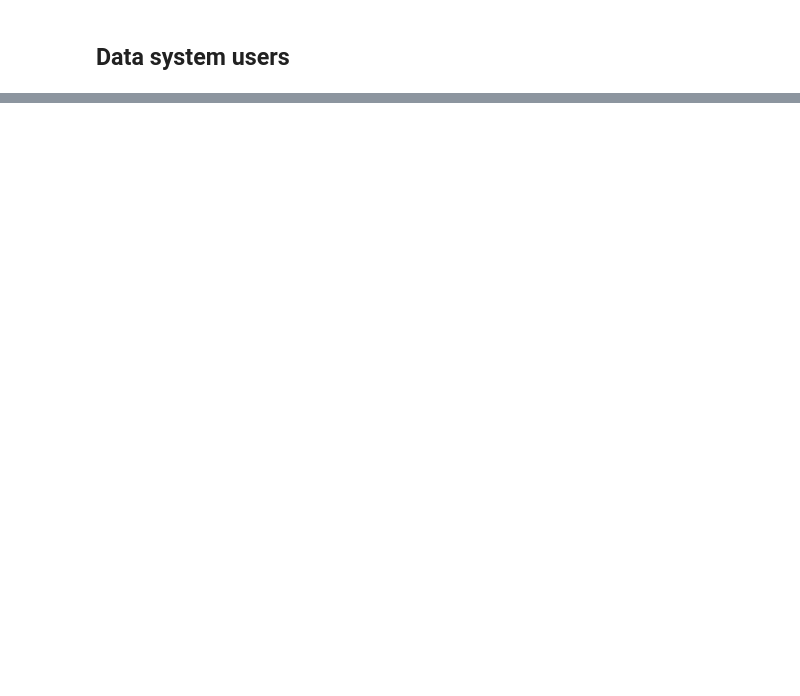
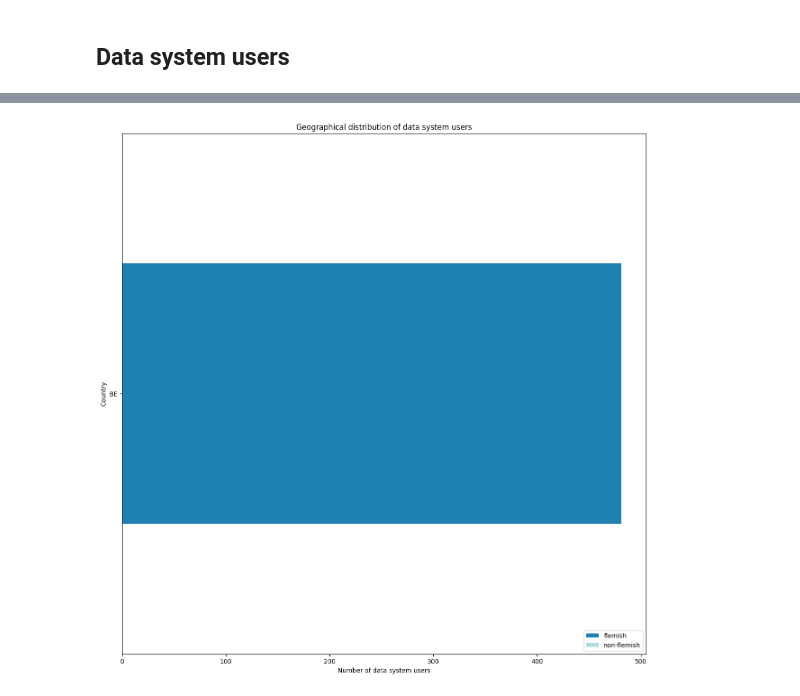
Before and after one commit to lifewatch/user-analysis-2023, a Jupyter notebook: notebooks/2_user_datasystem_stats.ipynb, the cells around one changed output, grey strips where cells are left out. Drawn from its saved outputs; the diff is of its cells as text; code cells hidden in the pictures; blank space fills up the shorter version.

```diff
--- a/notebooks/2_user_datasystem_stats.ipynb
+++ b/notebooks/2_user_datasystem_stats.ipynb
@@ -136,2 +102,25 @@ dsusers_per_country_fig = datasys_users['code_3'].value_counts().plot.barh(title
+# %%
+# wrangle dataframe into right format
+count_info = datasys_users.groupby('code_2').count()
+count_info['non-flemish'] = 0
+count_info['other'] = count_info['datasyst_user']
+
+count_info.loc['BE', 'non-flemish'] = count_info.loc['BE', 'datasyst_user'] - count_info.loc['BE', 'flemish']
+count_info.loc['BE', 'other'] = 0
+
+count_info_reduced = count_info[['flemish', 'non-flemish', 'other']]
+# %%
+# Horizontal bar chart of number of data system users per country, with a distinction between flemish and non-flemish for Belgium affiliations
+# side note: for those data system users for which a affiliation name could be linked!
+colors = ['#1e81b0', '#abdbe3', 'lightgrey']
+barh_top20 = count_info.plot(kind='barh', y=['flemish','non-flemish', 'other'], stacked=True, color=colors, figsize=(15, 15))
+
+barh_top20.set_title('Geographical distribution of data system users')
+barh_top20.set_xlabel('Number of data system users')
+barh_top20.set_ylabel('Country')
+barh_top20.legend(['flemish', 'non-flemish'], loc="lower right")
+plt.show()
+# %% [output]
+[figure, added]
 # %%
 # table of unique datasystem users grouped per type of affiliation and quadruple helix group
```
Also changed, not shown: parts of 23 cells of this notebook, 2 other files.
